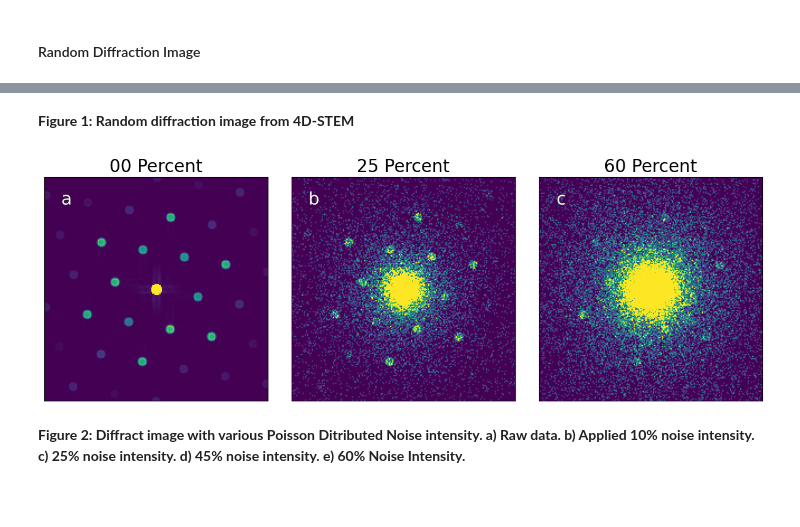
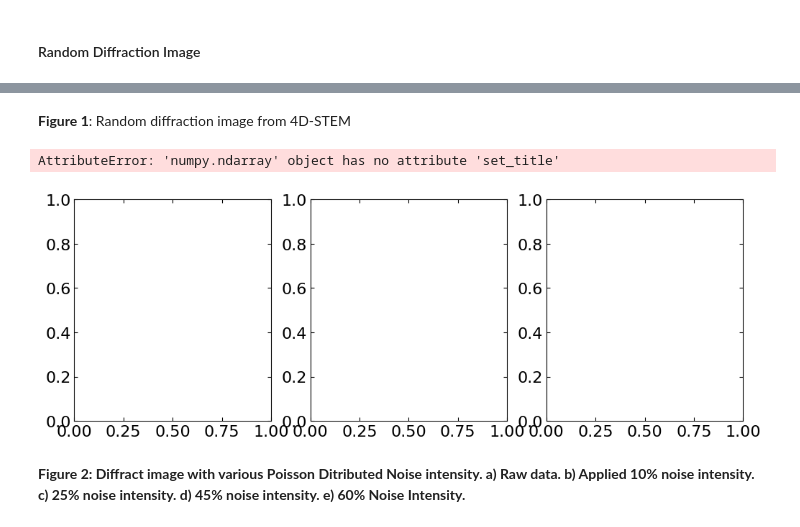
Before and after one commit to m3-learning/Auto4DSTEM, a Jupyter notebook: content/01_Auto4DSTEM_simulated.ipynb, the cells around one changed output, grey strips where cells are left out. Cells and saved outputs as stored; diff of their text form; code cells hidden in the pictures; blank space fills up the shorter version.

Commit message:
update with diffraction noisy data not working

```diff
--- a/content/01_Auto4DSTEM_simulated.ipynb
+++ b/content/01_Auto4DSTEM_simulated.ipynb
@@ -77,7 +60,7 @@ pylab.rcParams.update(set_format)
 # %% [markdown]
 ## Download Data and Pre-Trained Models
 # %%
-folder_name = "./data"
+folder_path = "./data"
 file_download = "./Simulated_4dstem/Extremely_Noisy_4DSTEM_Strain_Mapping_Using_CC_ST_AE_Simulated/simulated_label_weights_affine_para.txt"
 # %%
 # check where are you from the root path
@@ -117,8 +100,8 @@ Sets the initial Background level (BKG level), Load Data and Pre-Trained Weights
 # %%
 bkg_intensity = 0
 bkg_str = format(int(bkg_intensity * 100), "02d")
-data_path = os.path.abspath(f"{folder_name}/polycrystal_output4D.mat")
-rotation_path = f"{folder_name}/{bkg_str}Percent_pretrained_rotation.npy"
+data_path = os.path.abspath(f"{folder_path}/polycrystal_output4D.mat")
+rotation_path = f"{folder_path}/{bkg_str}Percent_pretrained_rotation.npy"
 # %% [markdown]
 ## Initialize Training Class
 
@@ -142,10 +125,11 @@ trainer = Train(
     initial_mask=None,
     interpolate=True,
     reverse_affine=False,
-    folder_path=folder_name,
+    folder_path=folder_path,
 )
 # %% [markdown]
 #### Random Diffraction Image
 # %%
-display_diffraction_image(trainer.raw_data(index=0), clim=[0, 4e-5], number=1)
+data = trainer.raw_data(index=0)
+display_diffraction_image(data, clim=[0, 4e-5])
 # %% [output]
@@ -153,11 +137,13 @@ KeyboardInterrupt:
 # %% [markdown]
-**Figure 1: Random diffraction image from 4D-STEM**
+**Figure 1**: Random diffraction image from 4D-STEM
 # %%
-trainer.visual_noise(
+display_noisy_diffraction(data,
+    folder_path=folder_path,
     noise_level=[0, 0.25, 0.6], file_name="simulated", add_label=True, save_format="png"
 )
 # %% [output]
+AttributeError: 'numpy.ndarray' object has no attribute 'set_title'
-[figure, old version]
+[figure, new version]
 # %% [markdown]
 **Figure 2: Diffract image with various Poisson Ditributed Noise intensity. a) Raw data. b) Applied 10% noise intensity. c) 25% noise intensity. d) 45% noise intensity. e) 60% Noise Intensity.**
 # %% [markdown]
```
Also changed, not shown: parts of 68 cells of this notebook, 3 other files.
